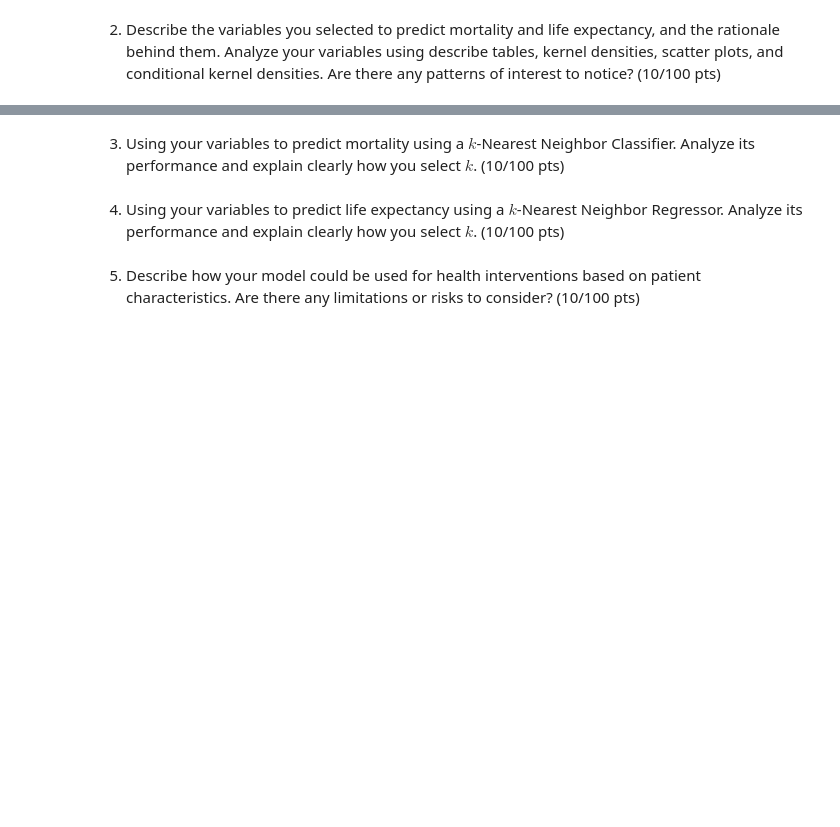
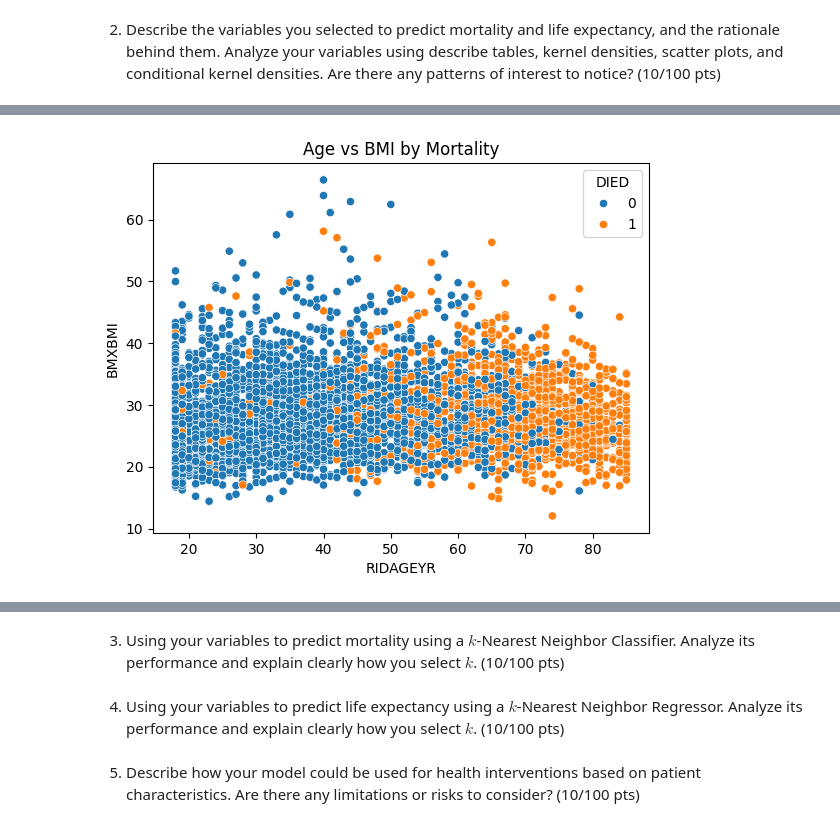
Before and after one commit to nathan4luu/DS-3001-Project-1, a Jupyter notebook: code.ipynb, the cells around one changed output, grey strips where cells are left out. Saved outputs shown, nothing was run; the diff lists cells and outputs as text; code cells hidden in the pictures; blank space fills up the shorter version.

```diff
--- a/code.ipynb
+++ b/code.ipynb
@@ -360,0 +418,7 @@ Submit a notebook that clearly addresses the following, using code and markdown
+# %%
+# scatterplot, age vs bmi
+sns.scatterplot(data=cleaned_merged_df,x='RIDAGEYR',y='BMXBMI',hue='DIED')
+plt.title('Age vs BMI by Mortality')
+plt.show()
+# %% [output]
+[figure, added]
```
Also changed, not shown: parts of 6 cells of this notebook.
